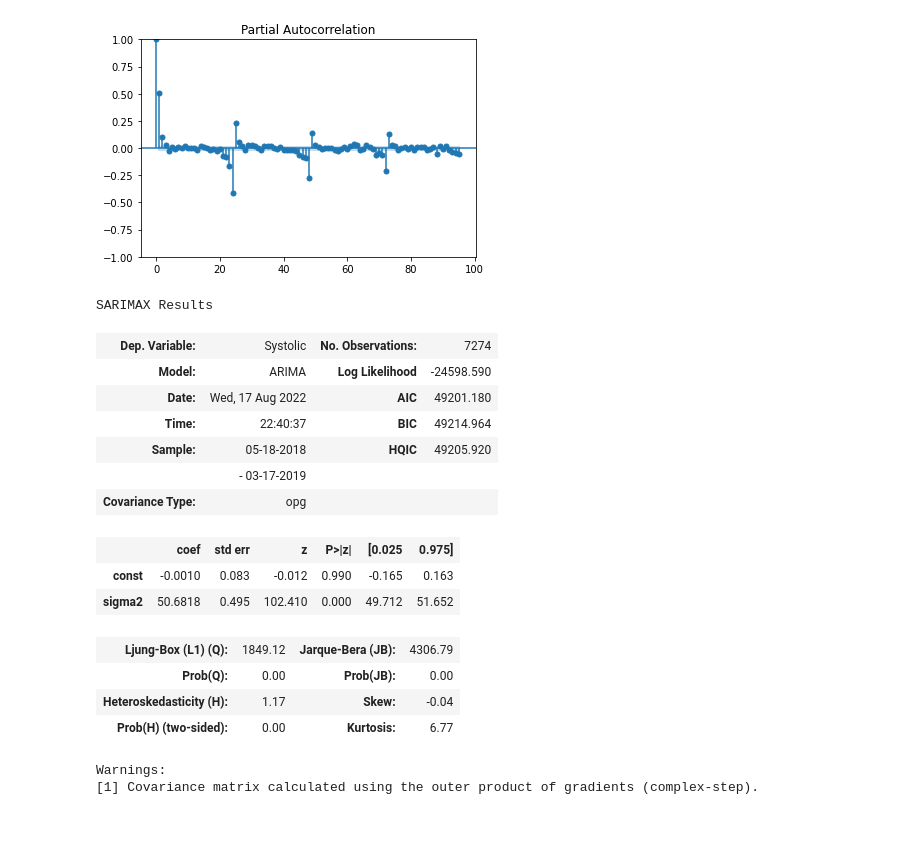
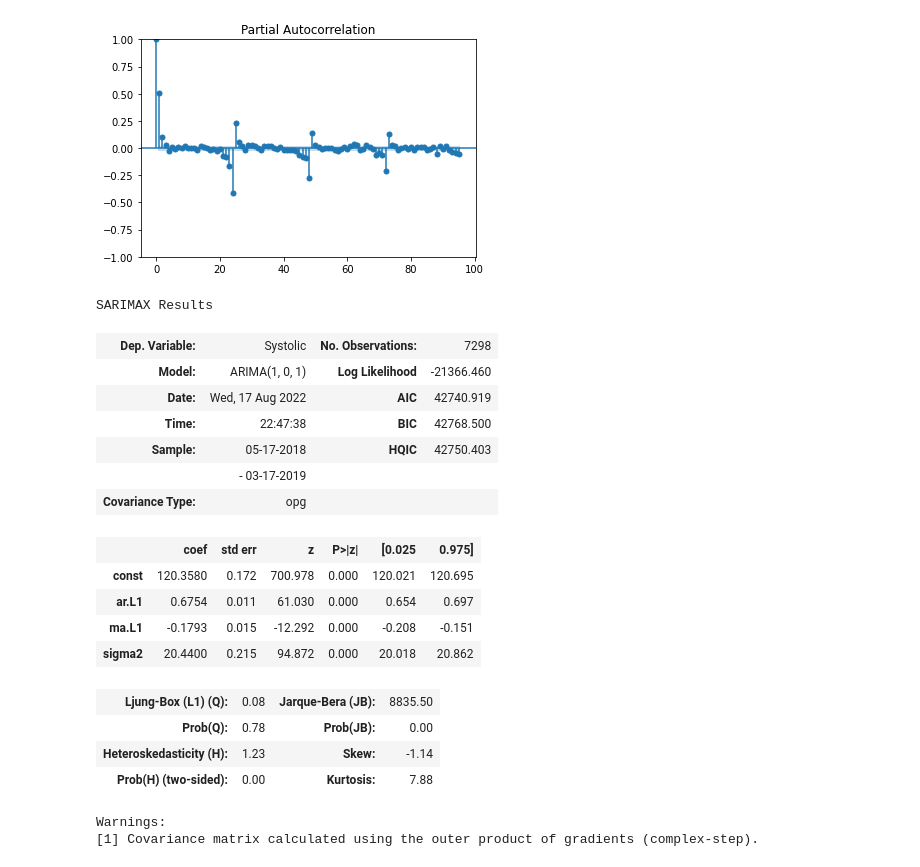
Before and after one commit to amylpm/Hypertension_prediction, a Jupyter notebook: Hypertension(regularly sampled data)/Codebase(previous paper codes)/Hypertension_code_amy/ARIMA.ipynb, the cells around one changed output. Saved outputs shown, nothing was run; the diff lists cells and outputs as text; code cells hidden in the pictures; blank space fills up the shorter version.

```diff
--- a/Hypertension(regularly sampled data)/Codebase(previous paper codes)/Hypertension_code_amy/ARIMA.ipynb
+++ b/Hypertension(regularly sampled data)/Codebase(previous paper codes)/Hypertension_code_amy/ARIMA.ipynb
@@ -181,23 +181,25 @@ plot_pacf(df_season_diff_train.dropna(), lags=range(0,96));
 # %%
 from statsmodels.tsa.arima.model import ARIMA
 
-arima_000 = ARIMA(df_season_diff_train.dropna(), order=(0,0,0)).fit()
-arima_000.summary()
+arima_101 = ARIMA(df_train.Systolic, order=(1,0,1)).fit()
+arima_101.summary()
 # %% [output]
 SARIMAX Results
-| Dep. Variable: | Systolic | No. Observations: | 7274 |
-| Model: | ARIMA | Log Likelihood | -24598.590 |
-| Date: | Wed, 17 Aug 2022 | AIC | 49201.180 |
-| Time: | 22:40:37 | BIC | 49214.964 |
-| Sample: | 05-18-2018 | HQIC | 49205.920 |
+| Dep. Variable: | Systolic | No. Observations: | 7298 |
+| Model: | ARIMA(1, 0, 1) | Log Likelihood | -21366.460 |
+| Date: | Wed, 17 Aug 2022 | AIC | 42740.919 |
+| Time: | 22:47:38 | BIC | 42768.500 |
+| Sample: | 05-17-2018 | HQIC | 42750.403 |
 |  | - 03-17-2019 |  |  |
 | Covariance Type: | opg |  |  |
 |  | coef | std err | z | P>|z| | [0.025 | 0.975] |
-| const | -0.0010 | 0.083 | -0.012 | 0.990 | -0.165 | 0.163 |
-| sigma2 | 50.6818 | 0.495 | 102.410 | 0.000 | 49.712 | 51.652 |
+| const | 120.3580 | 0.172 | 700.978 | 0.000 | 120.021 | 120.695 |
+| ar.L1 | 0.6754 | 0.011 | 61.030 | 0.000 | 0.654 | 0.697 |
+| ma.L1 | -0.1793 | 0.015 | -12.292 | 0.000 | -0.208 | -0.151 |
+| sigma2 | 20.4400 | 0.215 | 94.872 | 0.000 | 20.018 | 20.862 |
-| Ljung-Box (L1) (Q): | 1849.12 | Jarque-Bera (JB): | 4306.79 |
-| Prob(Q): | 0.00 | Prob(JB): | 0.00 |
-| Heteroskedasticity (H): | 1.17 | Skew: | -0.04 |
-| Prob(H) (two-sided): | 0.00 | Kurtosis: | 6.77 |
+| Ljung-Box (L1) (Q): | 0.08 | Jarque-Bera (JB): | 8835.50 |
+| Prob(Q): | 0.78 | Prob(JB): | 0.00 |
+| Heteroskedasticity (H): | 1.23 | Skew: | -1.14 |
+| Prob(H) (two-sided): | 0.00 | Kurtosis: | 7.88 |
 Warnings:
 [1] Covariance matrix calculated using the outer product of gradients (complex-step).
```
Also changed, not shown: parts of 11 cells of this notebook.
